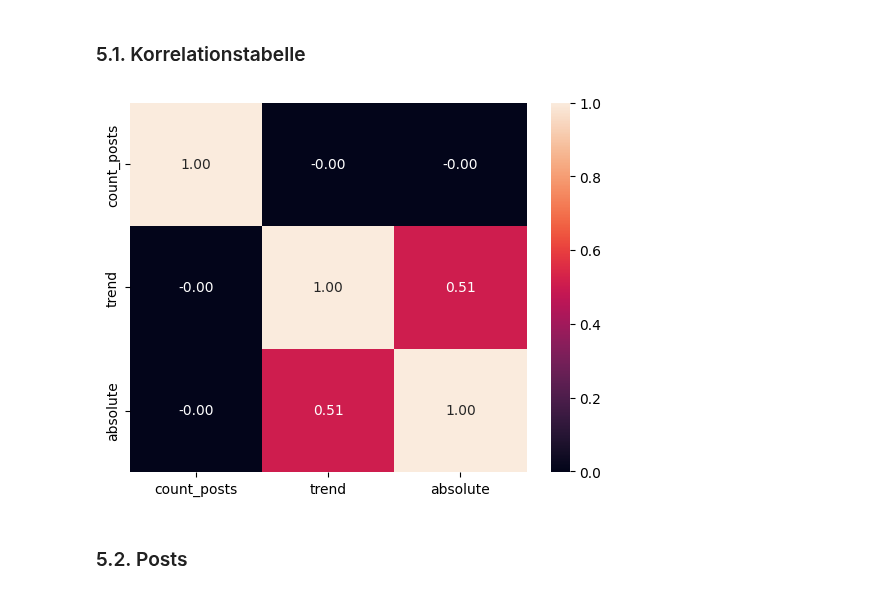
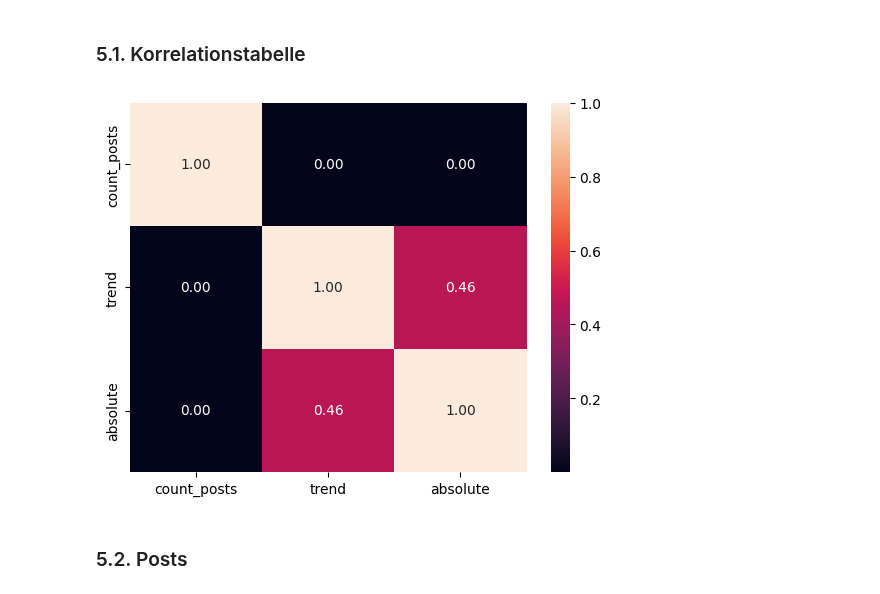
Before and after one commit to alphaname007/BigDataBandits, a Jupyter notebook: code_main.ipynb, the cells around one changed output. Drawn from its saved outputs; the diff is of its cells as text; code cells hidden in the pictures.

```diff
--- a/code_main.ipynb
+++ b/code_main.ipynb
@@ -157,7 +157,7 @@ def check_filter(text:str, filter_list:list, hit:bool):
             return hit
     return not hit
 
-def get_interval(search_date:datetime, stock:pd.DataFrame, interval_length:int=5):
+def get_interval(search_date:datetime, stock:pd.DataFrame, interval_length:int=3):
     search_date = search_date - datetime.timedelta(days=1)
 
     #find the start date under the consideration that the given startdate does not exist
@@ -188,7 +188,7 @@ Dieses Verfahren hat den Vorteil, dass nun alle Werte des Intervalls gleichermas
 def get_absolute(stock_part:pd.DataFrame):
     initial = stock_part.iloc[0]["close"]
     final = stock_part.iloc[-1]["close"]
-    return (final - initial) / abs(initial) * 100
+    return round((final - initial) / abs(initial) * 100, 4) * 100
 
 def get_trend(stock_part:pd.DataFrame):
     colses_of_interval:list = stock_part["close"].tolist()
@@ -204,7 +204,7 @@ def get_trend(stock_part:pd.DataFrame):
     y_first = model.predict(x_first)[0]
     y_last = model.predict(x_last)[0]
 
-    change_percentage = round((y_last / y_first), 4)
+    change_percentage = round((y_last - y_first) / abs(y_first), 4) * 100
 
     return [change_percentage, model]
 # %% [markdown]
@@ -225,7 +225,7 @@ Schlussendlich werden nun alle Werte unter diesem Tag in den Datensatz "influenc
 Hat die Schleife nun alle Posts abgearbeitet, kann nun dieser Datensatz zurückgegeben werden.
 Zudem wird nun noch der prozentuale Anteil der im "influence" enthaltenen Posts von allen Posts ermittelt und zurück gegeben werden.
 # %%
-def get_influence(stock:pd.DataFrame, posts:pd.DataFrame=Posts, filter_list:list=[], hit:bool=False,):
+def get_influence(stock:pd.DataFrame, posts:pd.DataFrame=Posts, filter_list:list=[], hit:bool=False, interval_length:int=3):
     # find a common start date
     start_date = max(posts['date'].min(), stock['date'].min())
     # adjust Posts to startdate
@@ -244,7 +244,7 @@ def get_influence(stock:pd.DataFrame, posts:pd.DataFrame=Posts, filter_list:list
             date = pd.to_datetime(post['date']).normalize()
 
             if not date == old_date:
-                interval = get_interval(date, stock)
+                interval = get_interval(date, stock, interval_length)
 
                 if interval is None:
                     print("No Data Available")
@@ -283,3 +266,31 @@ influences_w_dt, part_w_dt = get_influence(Dogecoin, Posts, filter_doge + filter
+# %%
+import datetime
+
+filter_doge = ["doge", "Doge", "DOGE"]
+filter_tsla = ["tesla", "Tesla", "TESLA", "TSLA", "tsla"]
+
+#without filtration
+influences_DOGE_total_i3, part_DOGE_total = get_influence(Dogecoin, Posts, [], False, interval_length=3)
+influences_DOGE_total_i5, part_DOGE_total = get_influence(Dogecoin, Posts, [], False, interval_length=5)
+influences_TSLA_total_i3, part_TSLA_total = get_influence(Tesla, Posts, [], False, interval_length=3)
+influences_TSLA_total_i5, part_TSLA_total = get_influence(Tesla, Posts, [], False, interval_length=5)
+
+#with filtration ([i]ncluded / [e]xcluded)
+influences_DOGE_i_i3, part_DOGE_i = get_influence(Dogecoin, Posts, filter_doge, True, interval_length=3)
+influences_DOGE_i_i5, part_DOGE_i = get_influence(Dogecoin, Posts, filter_doge, True, interval_length=5)
+influences_DOGE_e_i3, part_DOGE_e = get_influence(Dogecoin, Posts, filter_doge, False, interval_length=3)
+influences_DOGE_e_i5, part_DOGE_e = get_influence(Dogecoin, Posts, filter_doge, False, interval_length=5)
+
+influences_TSLA_i_i3, part_TSLA_i = get_influence(Tesla, Posts, filter_tsla, True, interval_length=3)
+influences_TSLA_i_i5, part_TSLA_i = get_influence(Tesla, Posts, filter_tsla, True, interval_length=5)
+influences_TSLA_e_i3, part_TSLA_e = get_influence(Tesla, Posts, filter_tsla, False, interval_length=3)
+influences_TSLA_e_i5, part_DOGE_e = get_influence(Tesla, Posts, filter_tsla, False, interval_length=5)
+
+#combined with filtration ([i]ncluded / [e]xcluded)
+influences_COMB_i_i3, part_COMB_i = get_influence(Dogecoin, Posts, filter_doge + filter_tsla, True, interval_length=3)
+influences_COMB_i_i5, part_COMB_i = get_influence(Dogecoin, Posts, filter_doge + filter_tsla, True, interval_length=5)
+influences_COMB_e_i3, part_COMB_e = get_influence(Dogecoin, Posts, filter_doge + filter_tsla, False, interval_length=3)
+influences_COMB_e_i5, part_COMB_e = get_influence(Dogecoin, Posts, filter_doge + filter_tsla, False, interval_length=5)
 # %% [markdown]
 <a name="5-darstellung"></a>
 ## 5. Darstellung ##
@@ -289,15 +300,18 @@ influences_w_dt, part_w_dt = get_influence(Dogecoin, Posts, filter_doge + filter
 # %%
 influences_corr = pd.concat(
     [
-        influences_t_d[['count_posts', 'trend', 'absolute']],
-        influences_t_t[['count_posts', 'trend', 'absolute']]
+        influences_DOGE_total_i3[['count_posts', 'trend', 'absolute']],
+        influences_TSLA_total_i3[['count_posts', 'trend', 'absolute']],
+        influences_DOGE_total_i5[['count_posts', 'trend', 'absolute']],
+        influences_TSLA_total_i5[['count_posts', 'trend', 'absolute']]
     ]
 ).corr()
 
+
 sns.heatmap(influences_corr, annot=True, fmt=".2f")
 plt.show()
 # %% [output]
-[figure, old version]
+[figure, new version]
 # %% [markdown]
 <a name="52-posts"></a>
 ### 5.2. Posts ###
```
Also changed, not shown: parts of 13 cells of this notebook, 10 other files.
